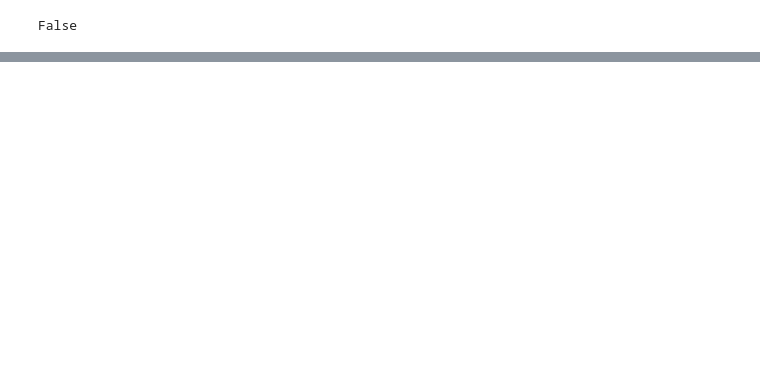
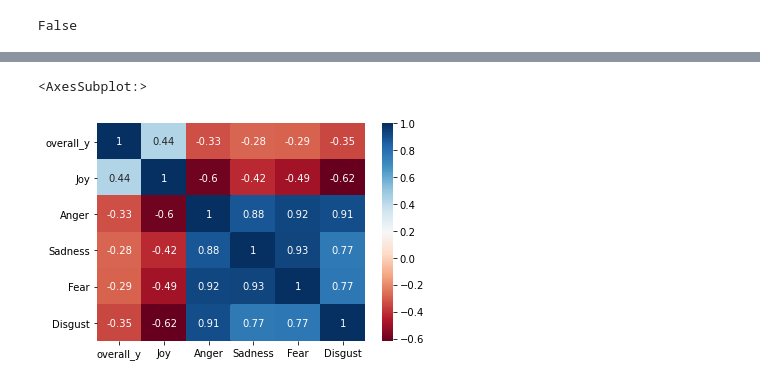
Before and after one commit to georgetown-analytics/Amazonian-Sentiments, a Jupyter notebook: AmazonFashion.ipynb, the cells around one changed output, grey strips where cells are left out. Cells and saved outputs as stored; diff of their text form; code cells hidden in the pictures; blank space fills up the shorter version.

```diff
--- a/AmazonFashion.ipynb
+++ b/AmazonFashion.ipynb
@@ -312,3 +429,12 @@ final_df.corr()
+# %%
+import seaborn as sns
+from matplotlib import pyplot as plt
+import numpy as np
+#Turn the correlation into a visualization
+sns.heatmap(final_df.corr(), cmap = 'RdBu', annot = True)
+# %% [output]
+<AxesSubplot:>
+[figure, added]
 # %%
 #Import seaborn
 #import seaborn as sns
```
Also changed, not shown: parts of 18 cells of this notebook.
